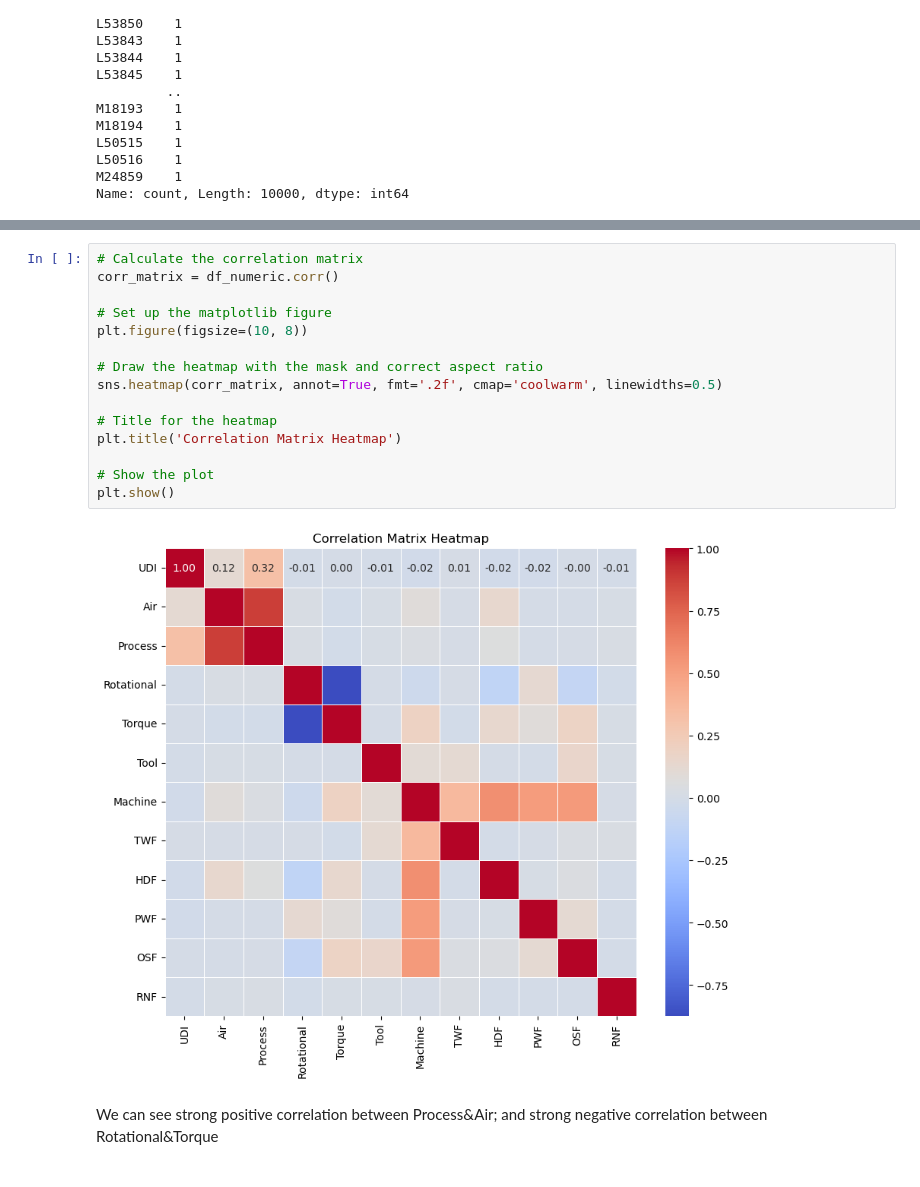
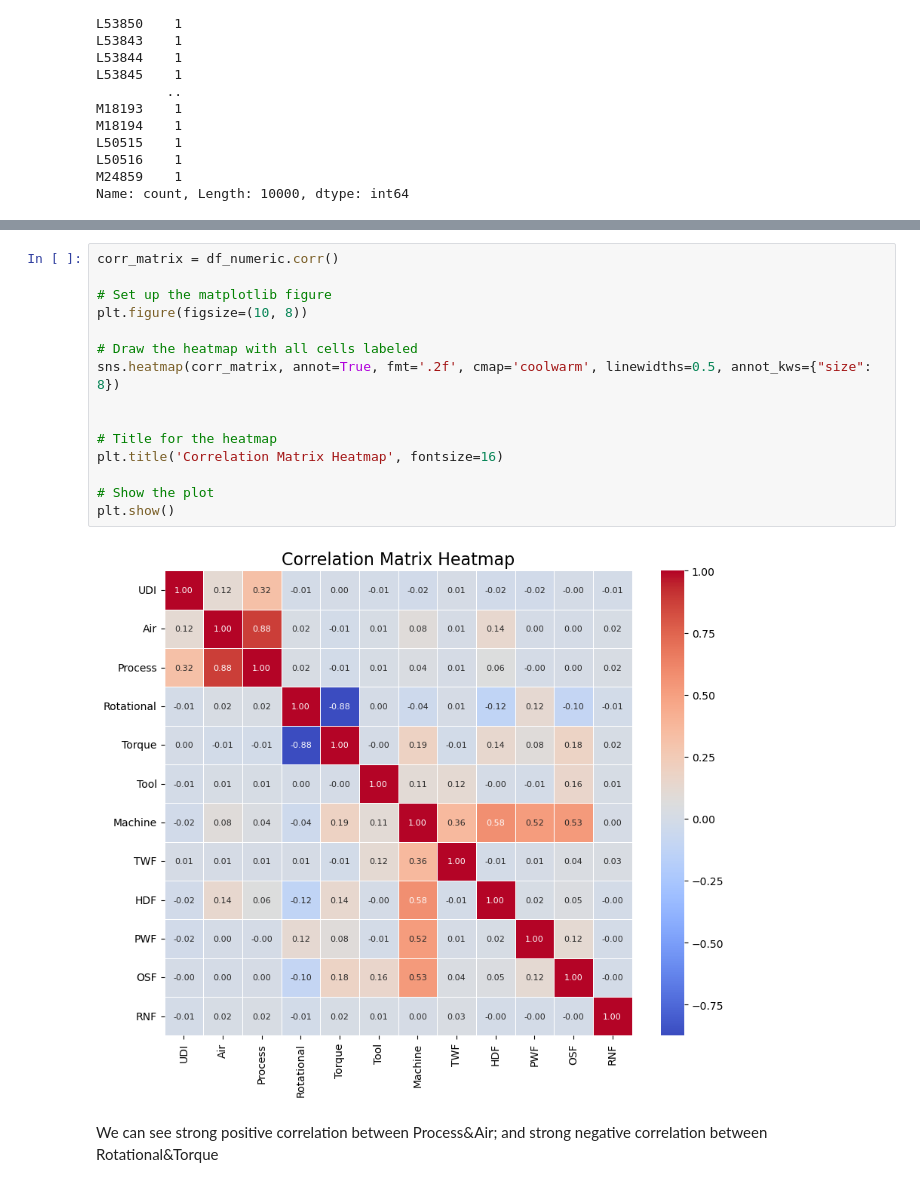
Before and after one commit to DeltaM84/Capstone2, a Jupyter notebook: Capstone 2.ipynb, the cells around one changed output, grey strips where cells are left out. Cells and saved outputs as stored; diff of their text form.

```diff
--- a/Capstone 2.ipynb
+++ b/Capstone 2.ipynb
@@ -399,19 +472,19 @@ df_numeric = df.drop(columns=['Product', 'Type'])
 # %%
-# Calculate the correlation matrix
 corr_matrix = df_numeric.corr()
 
 # Set up the matplotlib figure
 plt.figure(figsize=(10, 8))
 
-# Draw the heatmap with the mask and correct aspect ratio
-sns.heatmap(corr_matrix, annot=True, fmt='.2f', cmap='coolwarm', linewidths=0.5)
+# Draw the heatmap with all cells labeled
+sns.heatmap(corr_matrix, annot=True, fmt='.2f', cmap='coolwarm', linewidths=0.5, annot_kws={"size": 8})
+
 
 # Title for the heatmap
-plt.title('Correlation Matrix Heatmap')
+plt.title('Correlation Matrix Heatmap', fontsize=16)
 
 # Show the plot
 plt.show()
 # %% [output]
-[figure, old version]
+[figure, new version]
 # %% [markdown]
 We can see strong positive correlation between Process&Air; and strong negative correlation between Rotational&Torque
```
Also changed, not shown: parts of 34 cells of this notebook, 1 other file.
